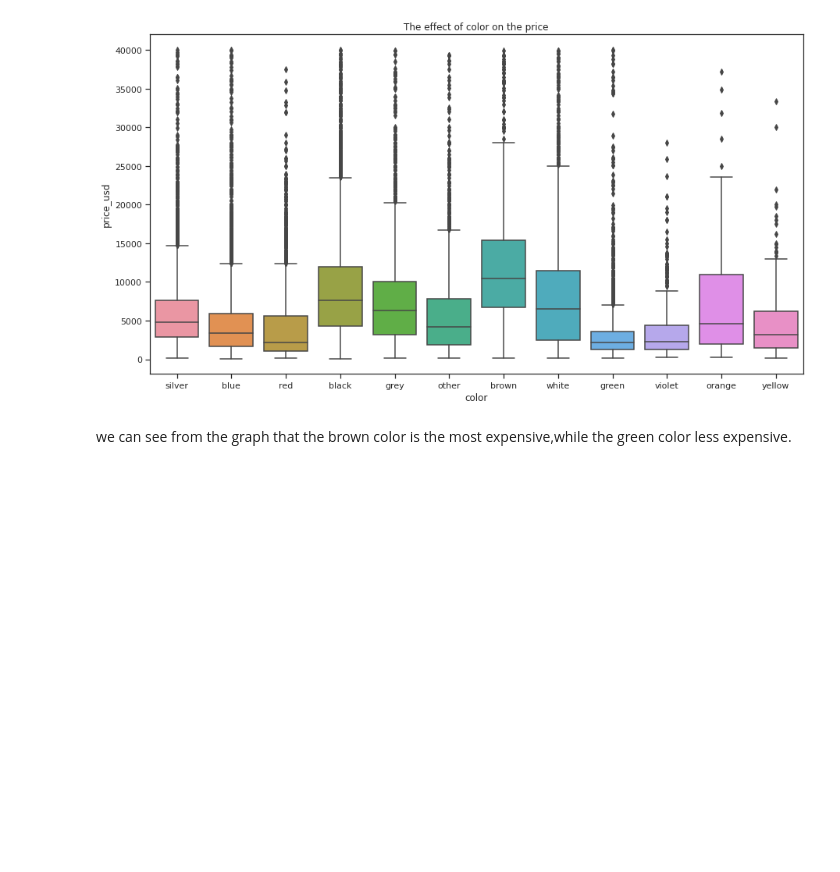
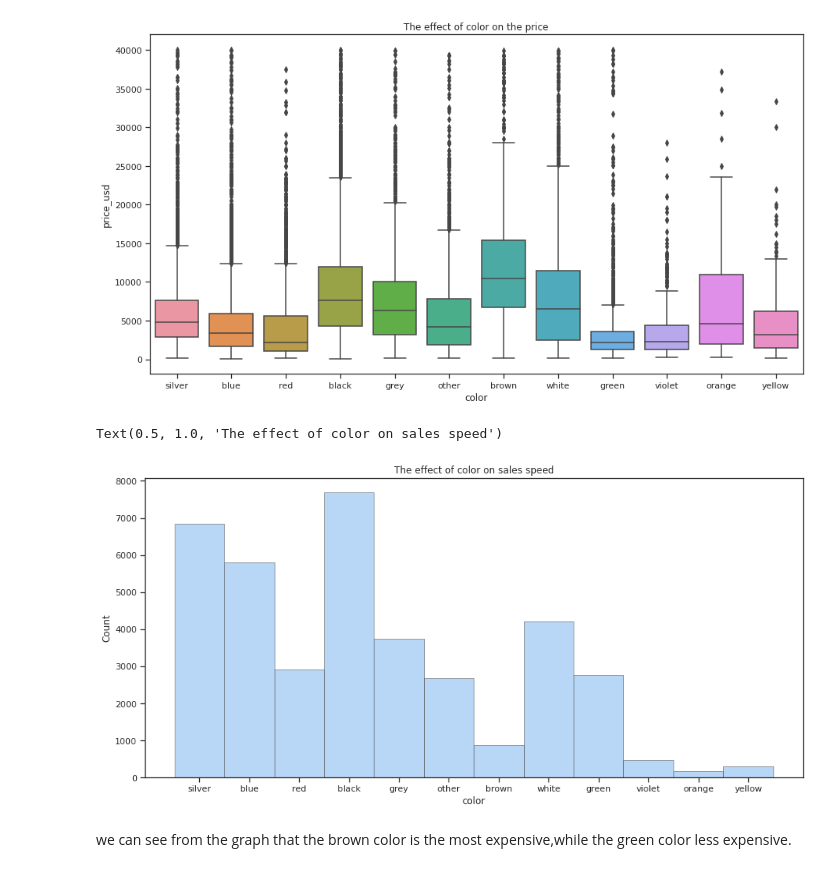
Before and after one commit to GavrielM55555/Data-science-project, a Jupyter notebook: Used_car_price_prediction2.ipynb, the cells around one changed output. Saved outputs shown, nothing was run; the diff lists cells and outputs as text; code cells hidden in the pictures; blank space fills up the shorter version.

```diff
--- a/Used_car_price_prediction2.ipynb
+++ b/Used_car_price_prediction2.ipynb
@@ -560,6 +562,15 @@ plt.title('The effect of color on sales speed')
 # %% [output]
 Text(0.5, 1.0, 'The effect of color on the price')
 [figure]
+# %%
+# drawing the plot
+sns.set_theme(style="ticks", palette="pastel")
+plt.figure(figsize=(15,7))
+sns.histplot( df, x="color", multiple="stack", palette="tab10", edgecolor=".3", linewidth=.5, bins = 100 )
+plt.title('The effect of color on sales speed')
+# %% [output]
+Text(0.5, 1.0, 'The effect of color on sales speed')
+[figure, added]
 # %% [markdown]
 we can see from the graph that the brown color is the most expensive,while the green color less expensive.
 # %% [markdown]
```
Also changed, not shown: parts of 22 cells of this notebook.
